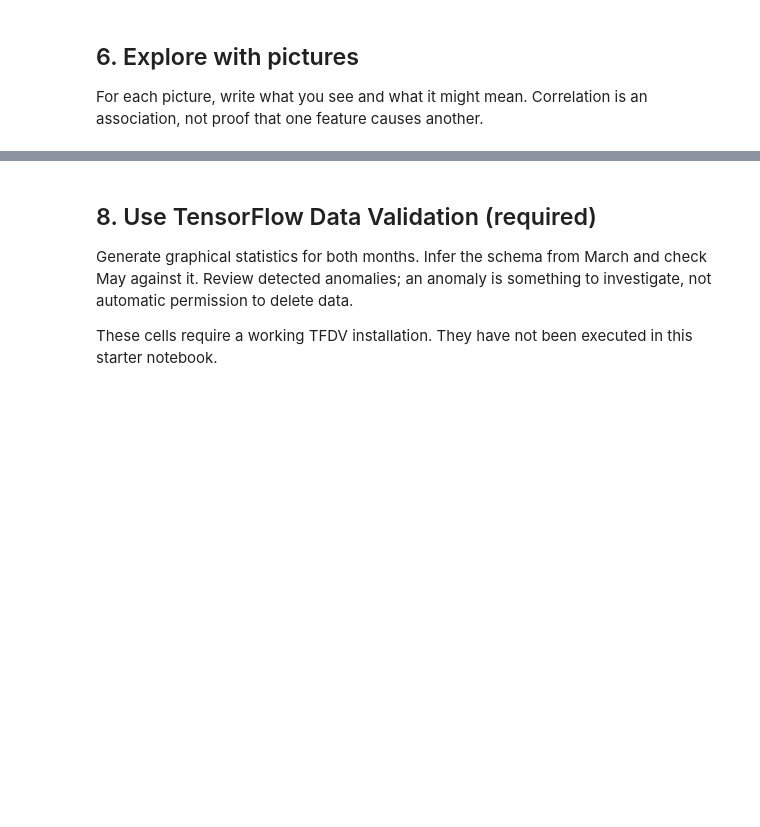
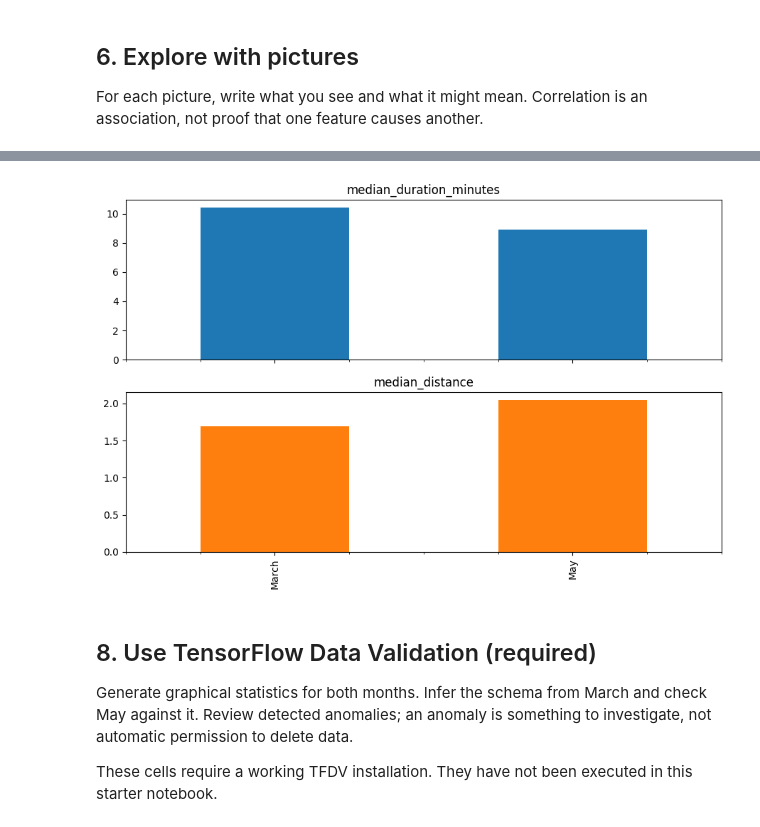
Before and after one commit to Negarkamvij/Project_1_Deep_Learning, a Jupyter notebook: Taxi_Project_1.ipynb, the cells around one changed output, grey strips where cells are left out. Cells and saved outputs as stored; diff of their text form; code cells hidden in the pictures; blank space fills up the shorter version.

```diff
--- a/Taxi_Project_1.ipynb
+++ b/Taxi_Project_1.ipynb
@@ -142,8 +519,9 @@ comparison = pd.DataFrame({month: {
     "median_duration_minutes": frame["trip_duration_minutes"].median(),
     "median_distance": frame["trip_distance"].median(),
     "missing_passenger_count_percent": frame["passenger_count"].isna().mean() * 100,
-} for month, frame in clean.items()}).T
+} for month, frame in pristine.items()}).T
 display(comparison)
 comparison[["median_duration_minutes", "median_distance"]].plot.bar(subplots=True, figsize=(9, 6), legend=False)
 plt.tight_layout()
 plt.show()
+# %% [output]
@@ -150,3 +531,4 @@ plt.show()
+[figure, added]
 # %% [markdown]
 ## 8. Use TensorFlow Data Validation (required)
 Generate graphical statistics for both months. Infer the schema from March and check May against it. Review detected anomalies; an anomaly is something to investigate, not automatic permission to delete data.
```
Also changed, not shown: parts of 20 cells of this notebook.
